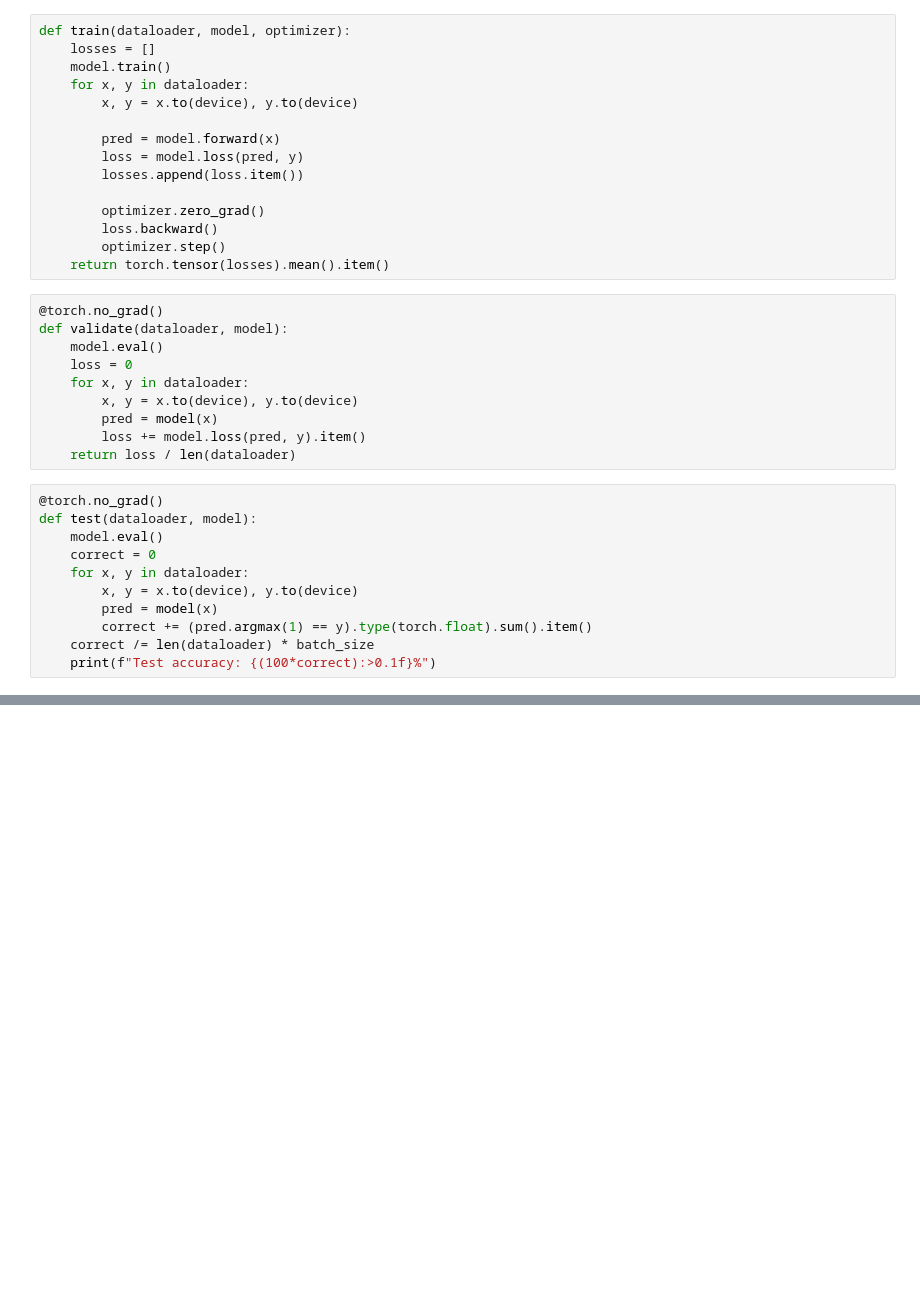
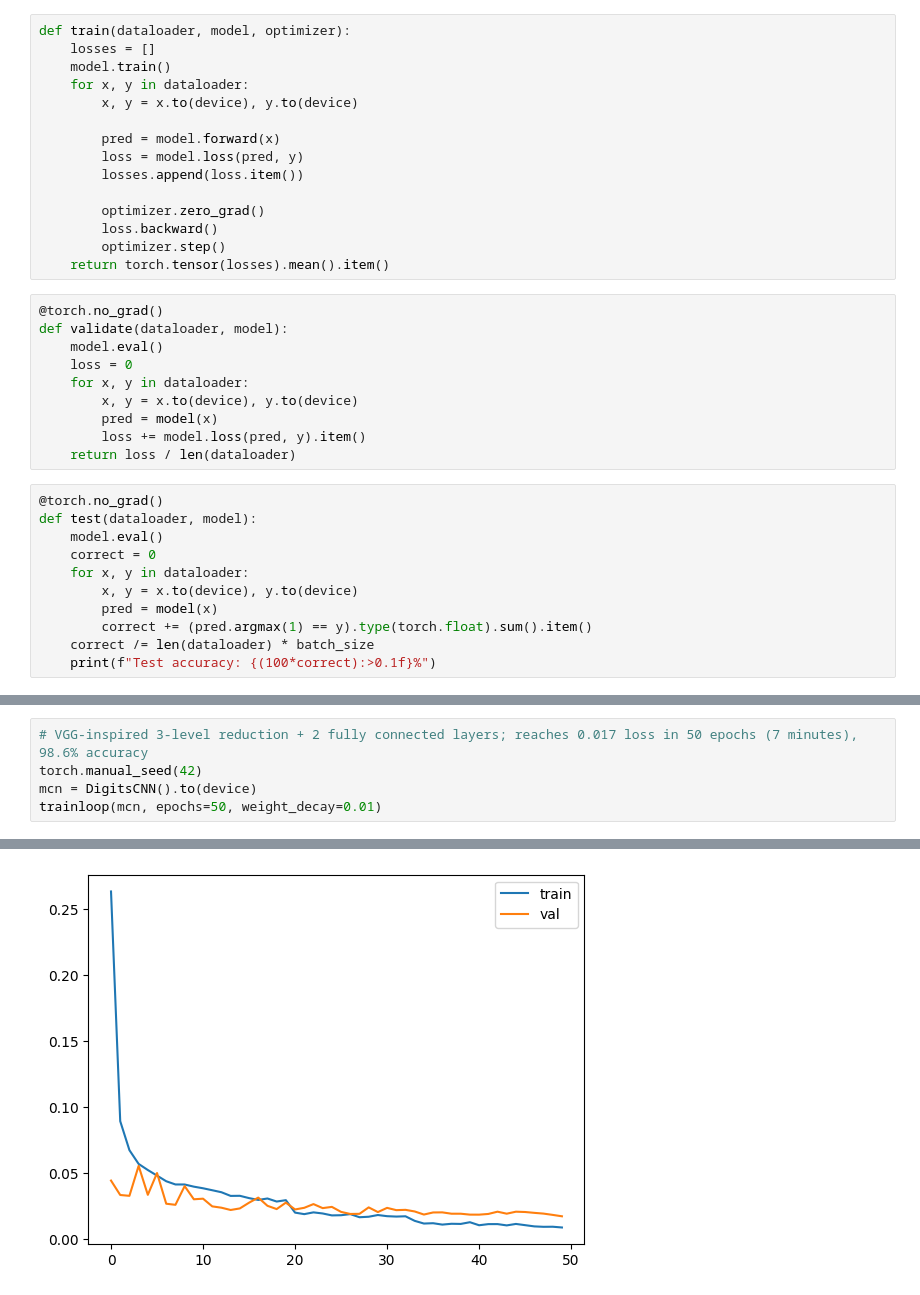
Before and after one commit to zeux/mlexp, a Jupyter notebook: mnist/digits.ipynb, the cells around one changed output, grey strips where cells are left out. Drawn from its saved outputs; the diff is of its cells as text; blank space fills up the shorter version.

```diff
--- a/mnist/digits.ipynb
+++ b/mnist/digits.ipynb
@@ -145,0 +236,6 @@ Test accuracy: 98.2%
+# %%
+# VGG-inspired 3-level reduction + 2 fully connected layers; reaches 0.017 loss in 50 epochs (7 minutes), 98.6% accuracy
+torch.manual_seed(42)
+mcn = DigitsCNN().to(device)
+trainloop(mcn, epochs=50, weight_decay=0.01)
+# %% [output]
@@ -145,0 +243 @@ Test accuracy: 98.2%
+[figure, added]
```
Also changed, not shown: parts of 14 cells of this notebook.
